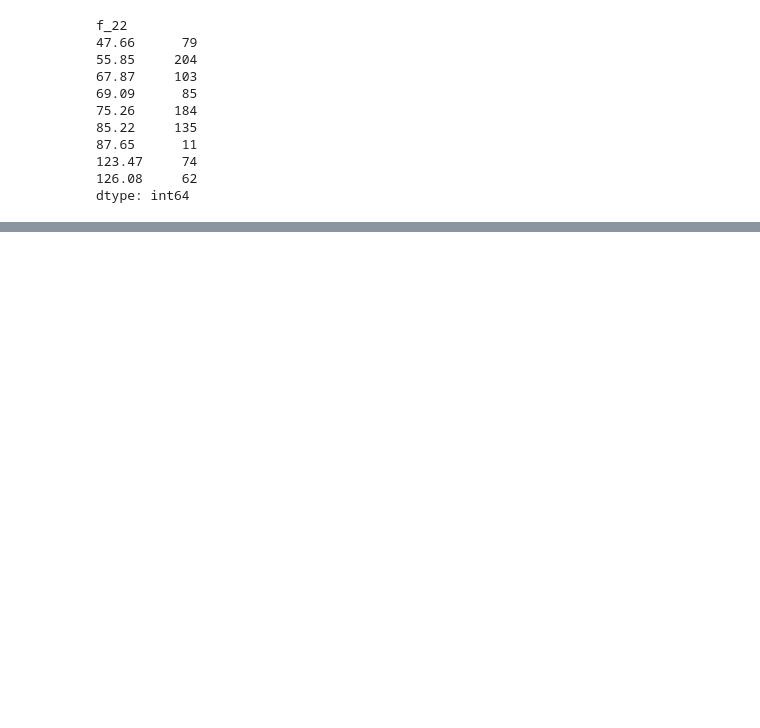
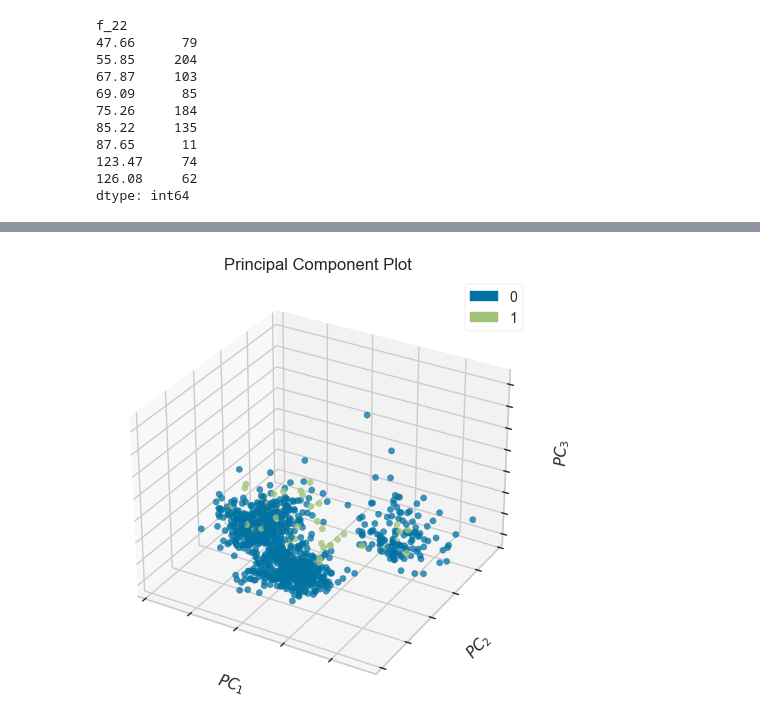
Before and after one commit to Dnbg1982/Oil-Gas-Projects, a Jupyter notebook: Oil_Spill/Notebook/Oil_Spill.ipynb, the cells around one changed output, grey strips where cells are left out. Saved outputs shown, nothing was run; the diff lists cells and outputs as text; code cells hidden in the pictures; blank space fills up the shorter version.

```diff
--- a/Oil_Spill/Notebook/Oil_Spill.ipynb
+++ b/Oil_Spill/Notebook/Oil_Spill.ipynb
@@ -75,0 +163,4 @@ dtype: int64
+# %%
+pca_decomposition(X,Y, projection=3);
+# %% [output]
+[figure, added]
```
Also changed, not shown: parts of 14 cells of this notebook.
